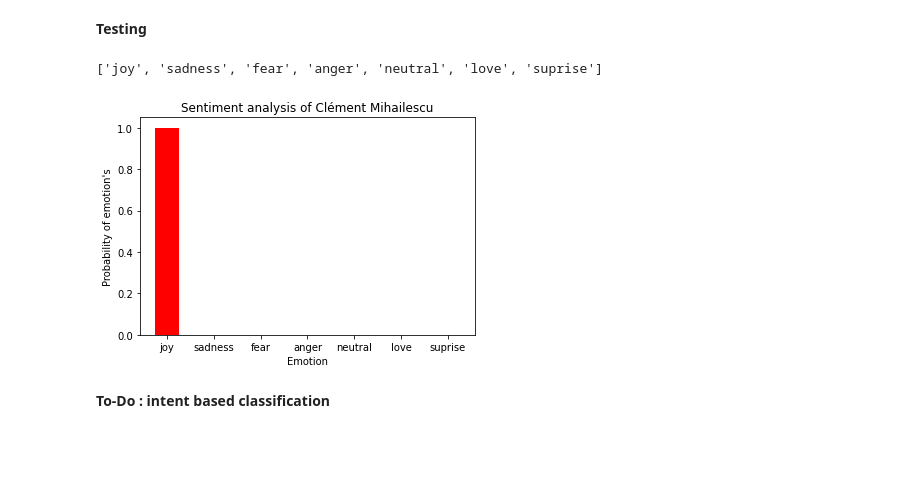
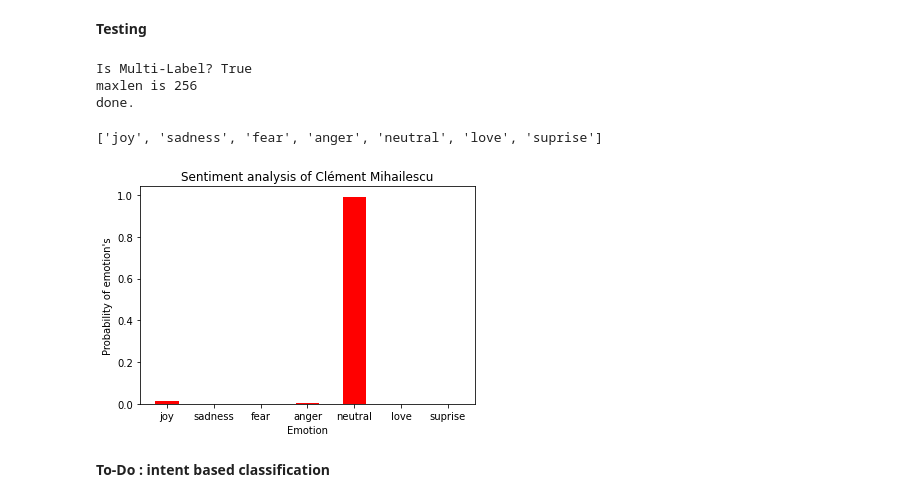
Before and after one commit to dineshssdn-867/Sentiment-analysis-of-youtubers, a Jupyter notebook: Notebook/MAIN_NLP.ipynb, the cells around one changed output. Cells and saved outputs as stored; diff of their text form; code cells hidden in the pictures; blank space fills up the shorter version.

```diff
--- a/Notebook/MAIN_NLP.ipynb
+++ b/Notebook/MAIN_NLP.ipynb
@@ -261,5 +284,17 @@ learner_1.validate(val_data=(x_test, y_test), class_names=class_names) # validat
 # %% [markdown]
 **Testing**
+# %%
+model_1 = text.text_classifier('bert', train_data=(x_train, y_train), preproc=preproc, multilabel=True) # we will be using the classifier of pre-defined bert model
+# %% [output]
+Is Multi-Label? True
+maxlen is 256
+done.
+# %%
+model_1.load_weights('/content/drive/MyDrive/models/bert_emotion_model/tf_model.h5')
+# %%
+learner_1 = ktrain.get_learner(model_1, train_data=(x_train, y_train),
+                             val_data=(x_test, y_test),
+                             batch_size=6) # we instantiate a Learner object
 # %%
 predictor_1 = ktrain.get_predictor(learner_1.model, preproc) #Let's predict the sentiment using our trained model. The preproc object (returned by texts_from_array) is important here, as it is used to preprocess data in a way our model expects.
 predictor_1.get_classes() # getting the categorical classes
@@ -268,34 +303,35 @@ predictor_1.get_classes() # getting the categorical classes
 # %%
 import matplotlib.pyplot as plt
 
-predicitions = predictor_1.predict(texts) # tesing it for youtube subitiles obtained from API services
+
+predicitions = predictor_1.predict("hello") # tesing it for youtube subitiles obtained from API services
 
 x = []
 y = []
 
 for predicition in predicitions: # appending different probabilities of predicitions in x and y
   x.append(predicition[0])
   y.append(predicition[1])
 
 plt.bar(x, y, tick_label = x,
         width = 0.5, color = ['red'])
 
 # x-axis label
 plt.xlabel('Emotion')
 # probability label
 plt.ylabel("Probability of emotion's")
 # plot title
 if choice==2:
   plt.title('Sentiment analysis of '+channel_name)
 else:
   plt.title('Sentiment analysis of video')
 
 
 
 # function to show the plot
 plt.show()
 # %% [output]
-[figure, old version]
+[figure, new version]
 # %% [markdown]
 **To-Do :  intent based classification**
 # %%
```
Also changed, not shown: parts of 13 cells of this notebook.
